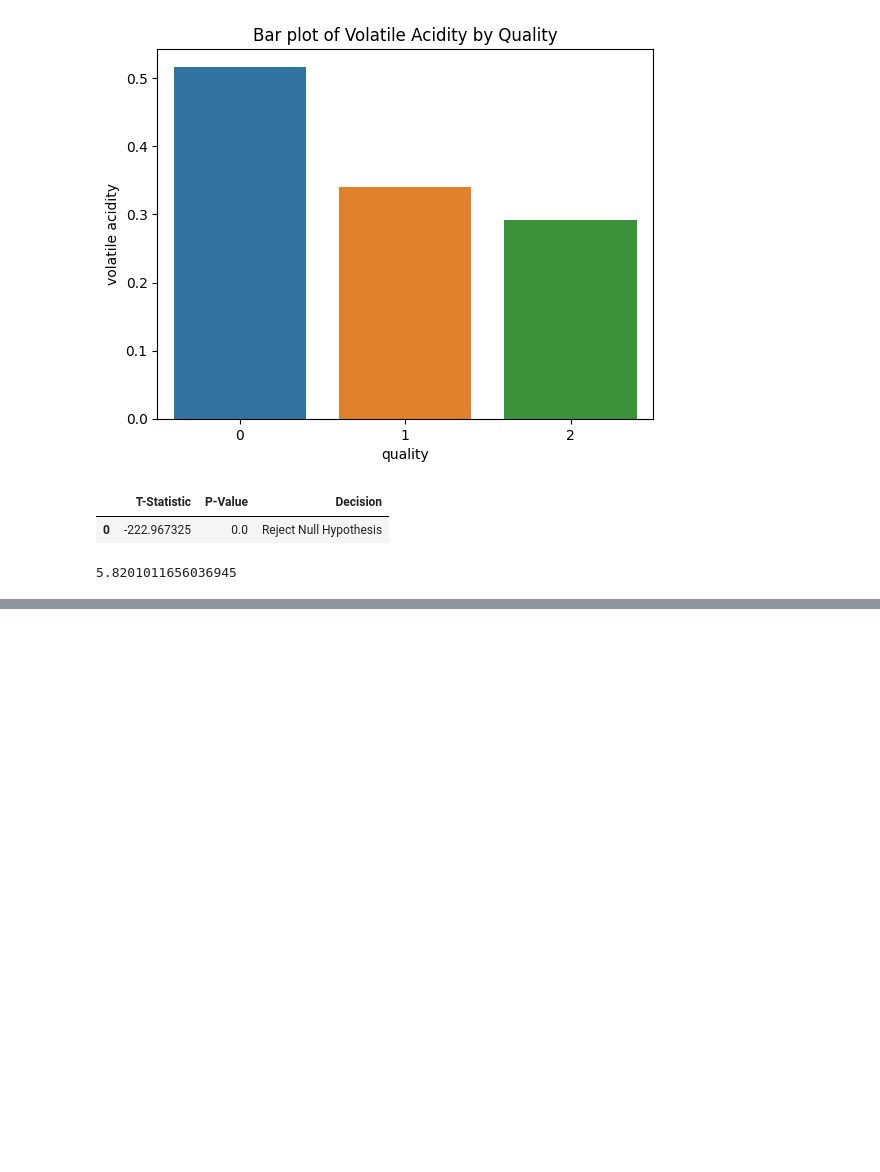
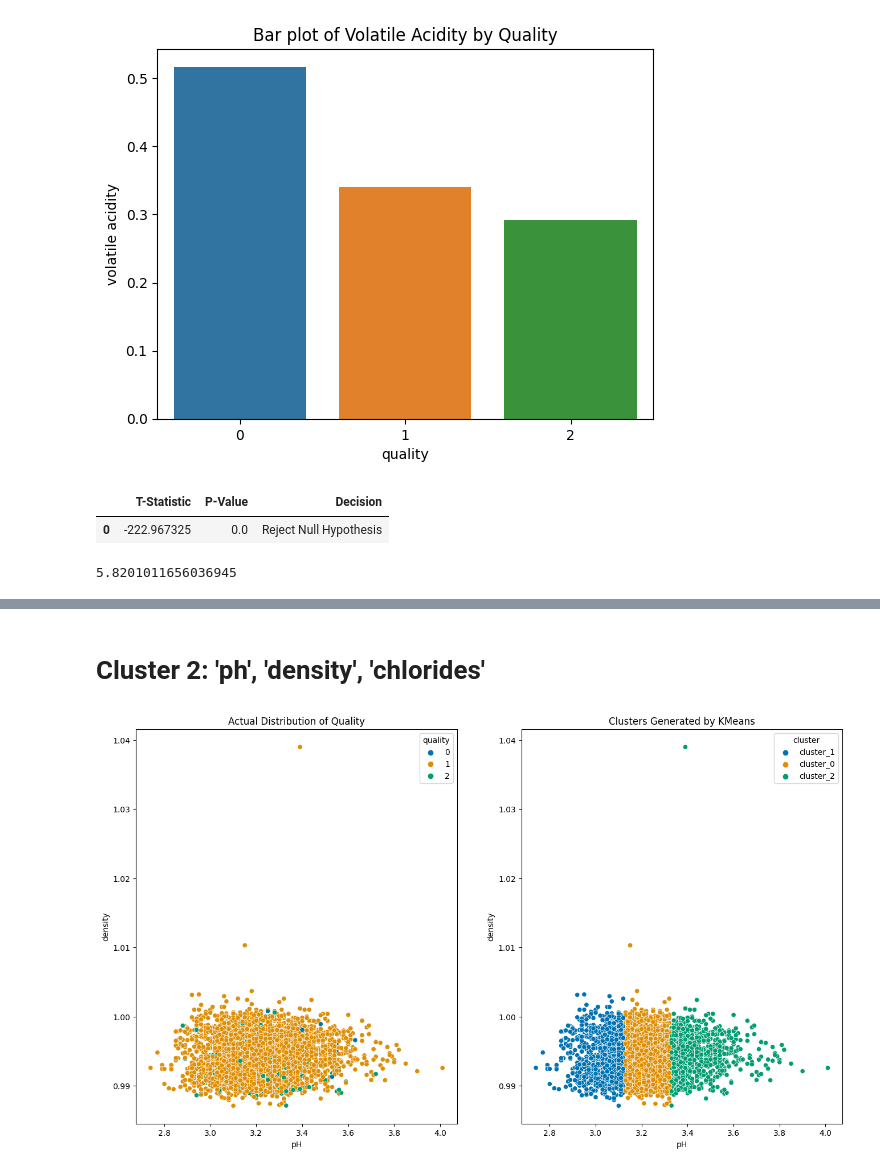
Before and after one commit to Marc-Aradillas/Wine_Project, a Jupyter notebook: explore-nisha.ipynb, the cells around one changed output, grey strips where cells are left out. Saved outputs shown, nothing was run; the diff lists cells and outputs as text; code cells hidden in the pictures; blank space fills up the shorter version.

```diff
--- a/explore-nisha.ipynb
+++ b/explore-nisha.ipynb
@@ -382,0 +407,39 @@ overall_mean
+# %%
+
+from sklearn.cluster import KMeans
+
+def find_clusters(train, variable1, variable2, variable3):
+    '''
+    Inputs:
+    train - the dataset
+    variable1, variable2, variable3 - feature names as strings in search of potential clusters
+    Outputs:
+    Plot with clusters & modified train dataframe with an additional 'cluster' column.
+    '''
+
+    # create a subset of train with the specified variables
+    X = train[[variable1, variable2, variable3]]
+
+    # initiate and fit kmeans
+    kmeans = KMeans(n_clusters=3, random_state=42)
+    kmeans.fit(X)
+    train['cluster'] = kmeans.predict(X)
+
+    # Create centroids dataframe for potential use or display
+    centroids = pd.DataFrame(kmeans.cluster_centers_, columns=[variable1, variable2, variable3])
+
+    # Rename cluster labels for clarity in visualization
+    train['cluster'] = 'cluster_' + train.cluster.astype(str)
+
+    #Plot the actual distribution of quality next to generated clusters
+    fig, axes = plt.subplots(1, 2, figsize=(16, 9))
+
+    sns.scatterplot(ax=axes[0], x=variable1, y=variable2, hue='quality', palette='colorblind', data=train)
+    axes[0].set_title("Actual Distribution of Quality")
+
+    sns.scatterplot(ax=axes[1], x=variable1, y=variable2, hue='cluster', palette='colorblind', data=train)
+    axes[1].set_title("Clusters Generated by KMeans")
+
+    plt.show()
+
+    return train
@@ -382,0 +458,7 @@ overall_mean
+# %% [markdown]
+# Cluster 2: 'ph', 'density', 'chlorides'
+# %%
+# visual for 'ph', 'density', 'chlorides' actual vs predicted
+new_train2 = find_clusters(train,'pH', 'density', 'chlorides')
+# %% [output]
+[figure, added]
```
Also changed, not shown: parts of 30 cells of this notebook.
